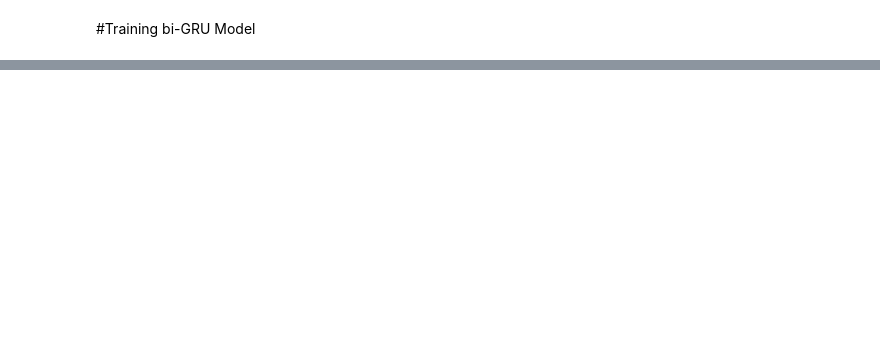
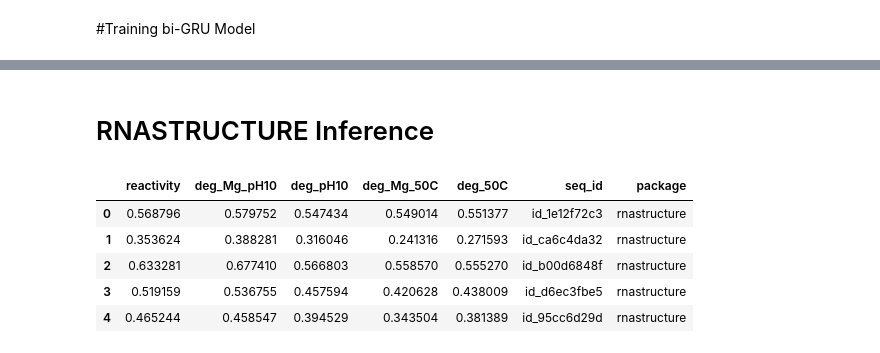
Before and after one commit to shashankcuber/mRNA_Vaccine_Stabilization, a Jupyter notebook: mRNA_vaccine_stabilizer.ipynb, the cells around one changed output, grey strips where cells are left out. Cells and saved outputs as stored; diff of their text form; code cells hidden in the pictures; blank space fills up the shorter version.

```diff
--- a/mRNA_vaccine_stabilizer.ipynb
+++ b/mRNA_vaccine_stabilizer.ipynb
@@ -413,0 +529,22 @@ Text(0.5, 0, 'Epoch')
+# %% [markdown]
+# RNASTRUCTURE Inference
+# %%
+"""
+Rnastructure Package Inference
+"""
+#PRIVATE TEST DATA
+make_priv_df = DataFrameMeanLabelValues(rnastructure_private_df, rnastructure_private_loader, private=True)
+rnastructure_pred_priv_df = make_priv_df.get_df()
+rnastructure_pred_priv_df.head()
+
+#PUBLIC TEST DATA
+make_pub_df = DataFrameMeanLabelValues(rnastructure_public_df, rnastructure_public_loader, public=True)
+rnastructure_pred_pub_df = make_pub_df.get_df()
+rnastructure_pred_pub_df.head()
+# %% [output]
+|  | reactivity | deg_Mg_pH10 | deg_pH10 | deg_Mg_50C | deg_50C | seq_id | package |
+| 0 | 0.568796 | 0.579752 | 0.547434 | 0.549014 | 0.551377 | id_1e12f72c3 | rnastructure |
+| 1 | 0.353624 | 0.388281 | 0.316046 | 0.241316 | 0.271593 | id_ca6c4da32 | rnastructure |
+| 2 | 0.633281 | 0.677410 | 0.566803 | 0.558570 | 0.555270 | id_b00d6848f | rnastructure |
+| 3 | 0.519159 | 0.536755 | 0.457594 | 0.420628 | 0.438009 | id_d6ec3fbe5 | rnastructure |
+| 4 | 0.465244 | 0.458547 | 0.394529 | 0.343504 | 0.381389 | id_95cc6d29d | rnastructure |
```
Also changed, not shown: parts of 35 cells of this notebook.
